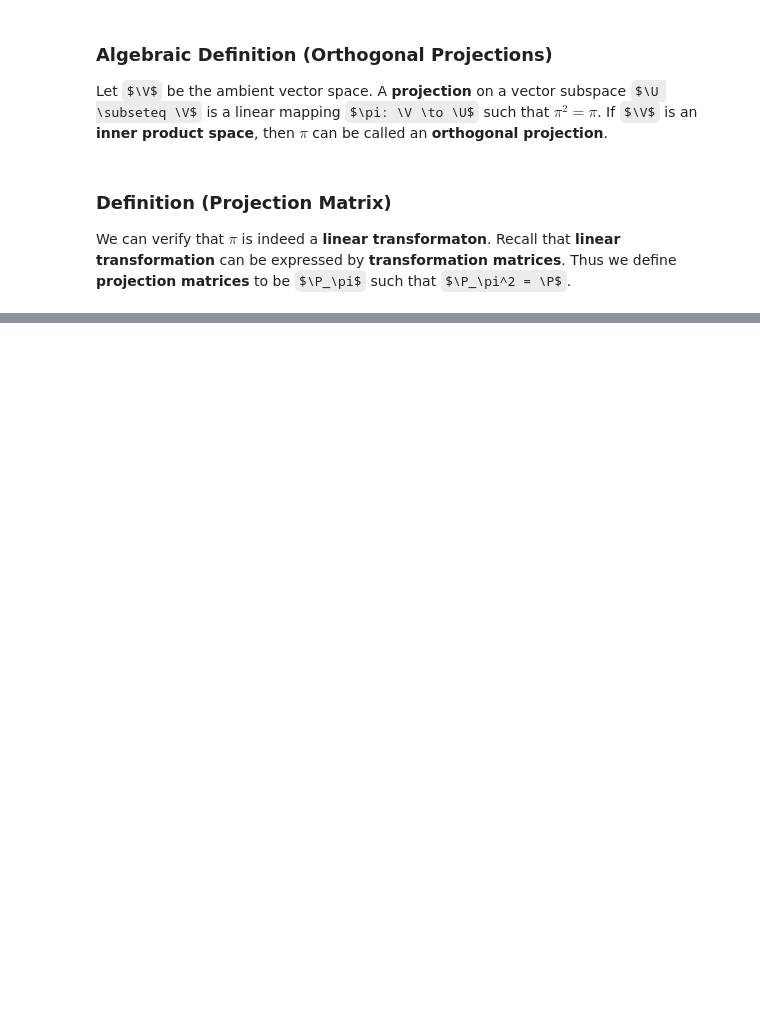
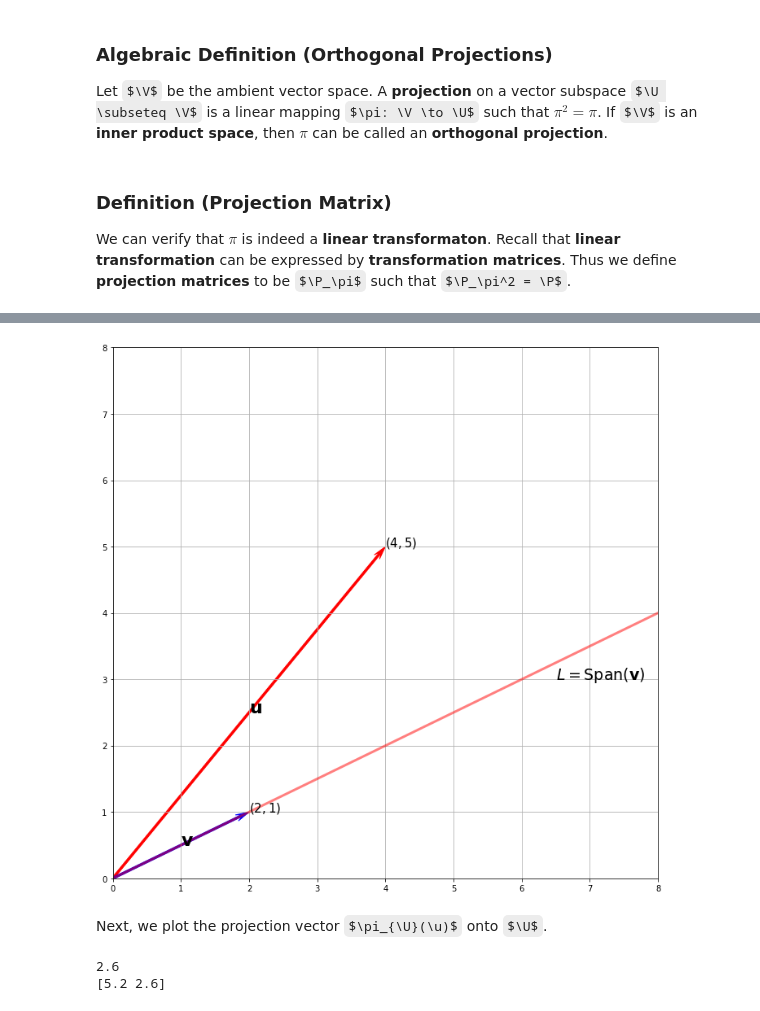
Before and after one commit to reigHns92/reighns-ml-blog, a Jupyter notebook: docs/reighns_ml_journey/mathematics/linear_algebra/08_analytic_geometry/08.07_orthogonal_projections.ipynb, the cells around one changed output, grey strips where cells are left out. Drawn from its saved outputs; the diff is of its cells as text; code cells hidden in the pictures; some formulas as TeX source; blank space fills up the shorter version.

```diff
--- a/docs/reighns_ml_journey/mathematics/linear_algebra/08_analytic_geometry/08.07_orthogonal_projections.ipynb
+++ b/docs/reighns_ml_journey/mathematics/linear_algebra/08_analytic_geometry/08.07_orthogonal_projections.ipynb
@@ -62,0 +79,56 @@ The derivation using orthogonal complement provides a more intuitive understandi
+# %%
+import matplotlib.pyplot as plt
+import matplotlib as mpl
+import numpy as np
+from mpl_toolkits.mplot3d import Axes3D
+import scipy as sp
+import scipy.linalg
+import scipy.spatial
+import sympy as sy
+sy.init_printing()
+
+fig, ax = plt.subplots(figsize=(12, 12))
+
+vects = np.array([[4, 5], [2, 1]])
+colr = ["red", "blue"]
+cordt = ["$(4, 5)$", "$(2, 1)$"]
+vec_name = ["$\mathbf{u}$", "$\mathbf{v}$"]
+
+for i in range(2):
+    ax.arrow(
+        0,
+        0,
+        vects[i][0],
+        vects[i][1],
+        color=colr[i],
+        width=0.03,
+        length_includes_head=True,
+        head_width=0.1,  # default: 3*width
+        head_length=0.2,
+        overhang=0.4,
+    )
+    ax.text(x=vects[i][0], y=vects[i][1], s=cordt[i], size=15)
+    ax.text(x=vects[i][0] / 2, y=vects[i][1] / 2, s=vec_name[i], size=22)
+
+################################### Subspace L ############################
+x = np.linspace(0, 8.1)
+y = 1 / 2 * x
+ax.plot(x, y, lw=3, color="red", alpha=0.5)
+ax.text(x=6.5, y=3, s="$L = \operatorname{Span(\mathbf{v})}$", size=19)
+
+ax.axis([0, 8, 0, 8])
+ax.grid()
+# %% [output]
+[figure, added]
+# %% [markdown]
+Next, we plot the projection vector $\pi_{\U}(\u)$ onto $\U$.
+# %%
+u = np.array([4, 5])
+v = np.array([2, 1])
+alpha = (u @ v) / (v @ v)  # the lambda coordinates
+print(alpha)
+proj_vec = alpha * v
+print(proj_vec)
+# %% [output]
+2.6
+[5.2 2.6]
```
Also changed, not shown: parts of 13 cells of this notebook, 13 other files.
